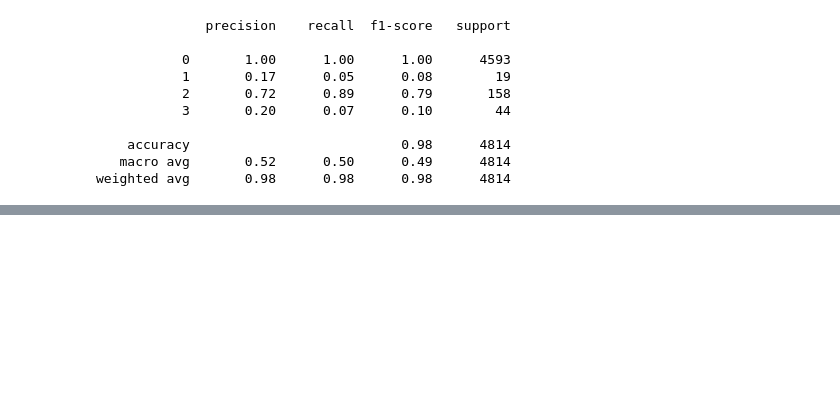
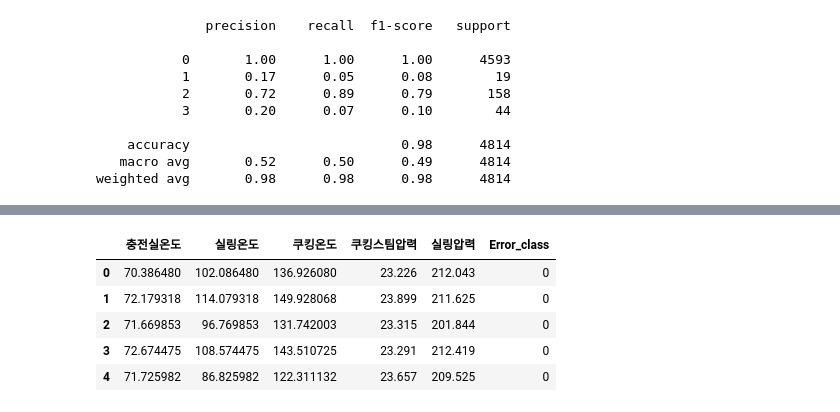
Before and after one commit to dilicat0813/Alpaco_Project4, a Jupyter notebook: basement_New.ipynb, the cells around one changed output, grey strips where cells are left out. Saved outputs shown, nothing was run; the diff lists cells and outputs as text; code cells hidden in the pictures; blank space fills up the shorter version.

```diff
--- a/basement_New.ipynb
+++ b/basement_New.ipynb
@@ -763,3 +747,13 @@ if __name__ == '__main__':
 # %% [output]
 Dash is running on http://127.0.0.1:8050/
 [interactive output not drawn]
+# %%
+modeling1 = pd.read_csv('data/catboost_multi.csv')
+modeling1.head()
+# %% [output]
+|  | 충전실온도 | 실링온도 | 쿠킹온도 | 쿠킹스팀압력 | 실링압력 | Error_class |
+| 0 | 70.386480 | 102.086480 | 136.926080 | 23.226 | 212.043 | 0 |
+| 1 | 72.179318 | 114.079318 | 149.928068 | 23.899 | 211.625 | 0 |
+| 2 | 71.669853 | 96.769853 | 131.742003 | 23.315 | 201.844 | 0 |
+| 3 | 72.674475 | 108.574475 | 143.510725 | 23.291 | 212.419 | 0 |
+| 4 | 71.725982 | 86.825982 | 122.311132 | 23.657 | 209.525 | 0 |
```
Also changed, not shown: parts of 1 cell of this notebook, 18 other files.
